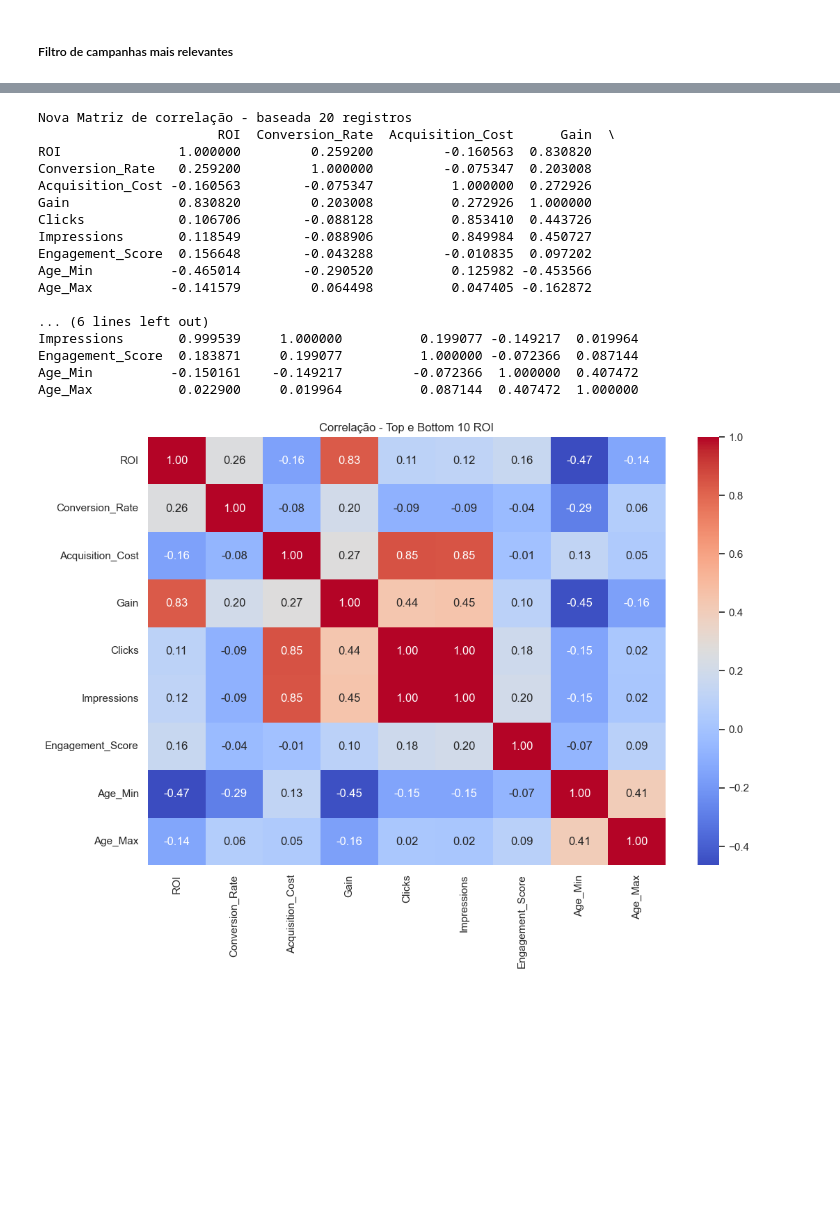
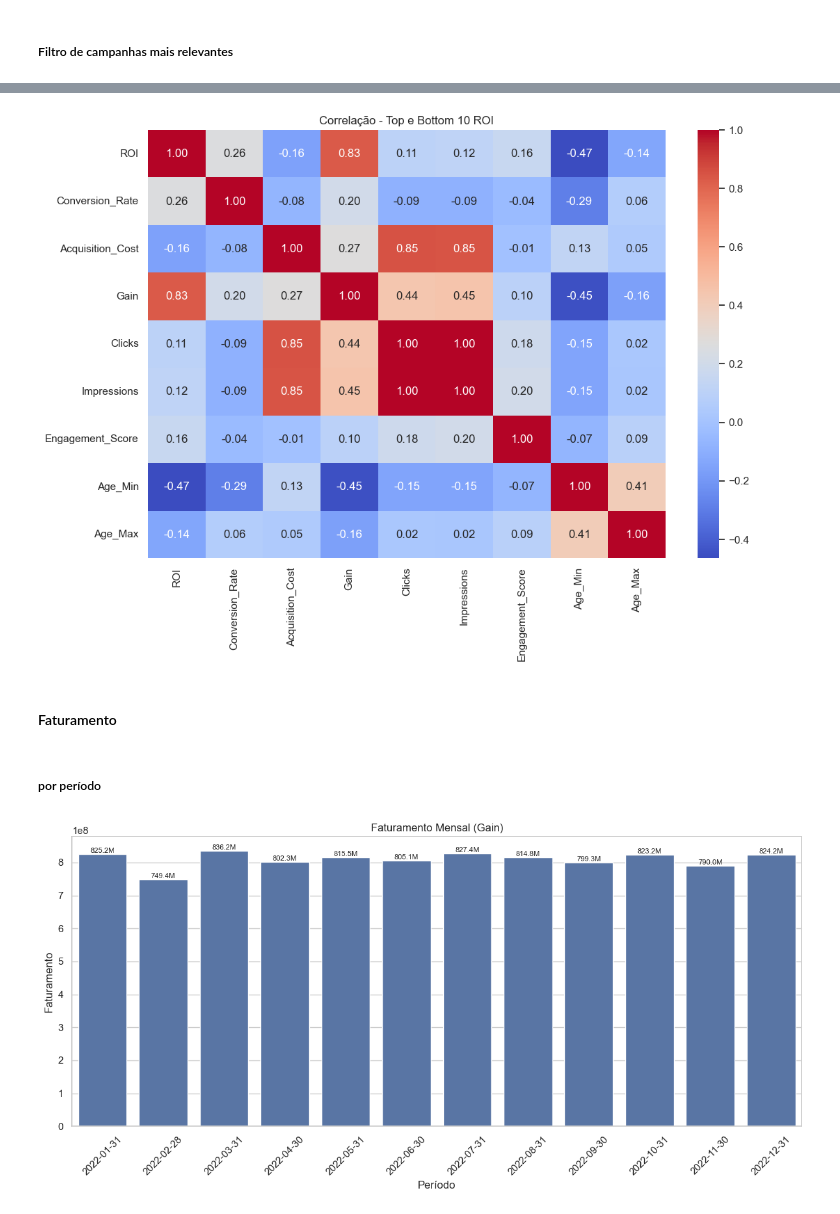
Before and after one commit to Draky-Rollgard/Consumo_propagandas, a Jupyter notebook: notebooks/Graficos.ipynb, the cells around one changed output, grey strips where cells are left out. Drawn from its saved outputs; the diff is of its cells as text; code cells hidden in the pictures; blank space fills up the shorter version.

```diff
--- a/notebooks/Graficos.ipynb
+++ b/notebooks/Graficos.ipynb
@@ -628,29 +600,51 @@ memory usage: 45.8+ MB
 combined_df = pd.concat([top_10_roi, bottom_10_roi])
 numeric_cols = ['ROI', 'Conversion_Rate', 'Acquisition_Cost', 'Gain', 'Clicks', 'Impressions', 'Engagement_Score', 'Age_Min', 'Age_Max']
 corr_combined = combined_df[numeric_cols].corr()
-print("Nova Matriz de correlação - baseada 20 registros")
-print(corr_combined)
+#print("Nova Matriz de correlação - baseada 20 registros")
+#print(corr_combined)
 
 plt.figure(figsize=(12, 8))
 sns.heatmap(corr_combined, annot=True, cmap='coolwarm', fmt=".2f")
 plt.title("Correlação - Top e Bottom 10 ROI")
 plt.show()
 # %% [output]
-Nova Matriz de correlação - baseada 20 registros
-                       ROI  Conversion_Rate  Acquisition_Cost      Gain  \
-ROI               1.000000         0.259200         -0.160563  0.830820
-Conversion_Rate   0.259200         1.000000         -0.075347  0.203008
-Acquisition_Cost -0.160563        -0.075347          1.000000  0.272926
-Gain              0.830820         0.203008          0.272926  1.000000
-Clicks            0.106706        -0.088128          0.853410  0.443726
-Impressions       0.118549        -0.088906          0.849984  0.450727
-Engagement_Score  0.156648        -0.043288         -0.010835  0.097202
-Age_Min          -0.465014        -0.290520          0.125982 -0.453566
-Age_Max          -0.141579         0.064498          0.047405 -0.162872
-
-... (6 lines left out)
-Impressions       0.999539     1.000000          0.199077 -0.149217  0.019964
-Engagement_Score  0.183871     0.199077          1.000000 -0.072366  0.087144
-Age_Min          -0.150161    -0.149217         -0.072366  1.000000  0.407472
-Age_Max           0.022900     0.019964          0.087144  0.407472  1.000000
 [figure]
+# %% [markdown]
+#### Faturamento
+# %% [markdown]
+##### por período
+# %%
+df["Date"] = pd.to_datetime(df["Date"], errors="coerce")
+
+faturamento_mensal = (
+    df.groupby(pd.Grouper(key="Date", freq="M"))["Gain"]
+    .sum()
+    .reset_index()
+)
+faturamento_anual = (
+    df.groupby(pd.Grouper(key="Date", freq="Y"))["Gain"]
+    .sum()
+    .reset_index()
+)
+# %%
+plt.figure(figsize=(12, 6))
+ax = sns.barplot(data=faturamento_mensal, x="Date", y="Gain")
+
+plt.title("Faturamento Mensal (Gain)")
+plt.xlabel("Período")
+plt.ylabel("Faturamento")
+plt.xticks(rotation=45)
+
+for i, container in enumerate(ax.containers):
+    for j, bar in enumerate(container):
+            ax.text(
+                bar.get_x() + bar.get_width()/2,
+                bar.get_height(),
+                f"{bar.get_height()/1e6:.1f}M",
+                ha='center', va='bottom', fontsize=8
+            )
+
+plt.tight_layout()
+plt.show()
+# %% [output]
+[figure, added]
```
Also changed, not shown: parts of 21 cells of this notebook, 7 other files.
